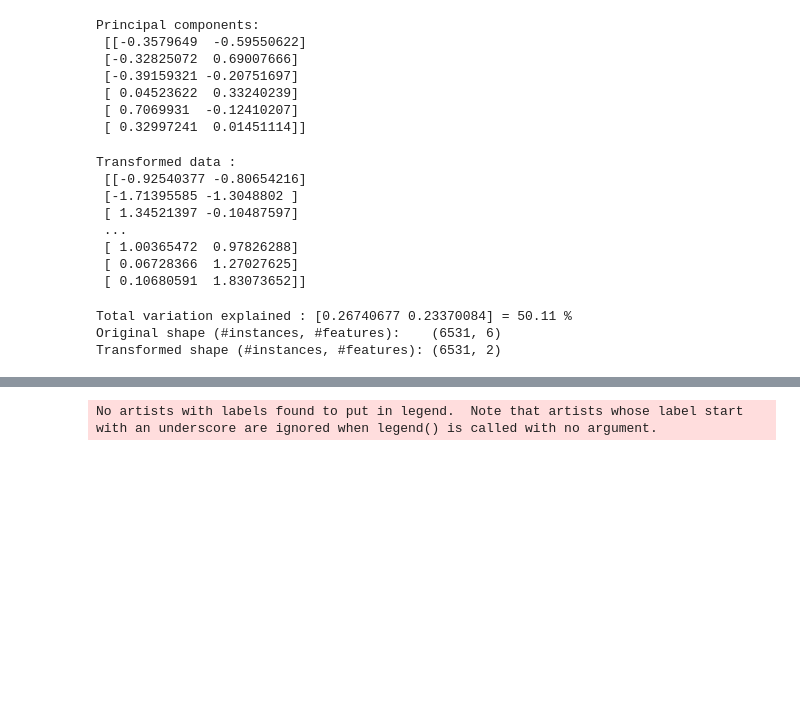
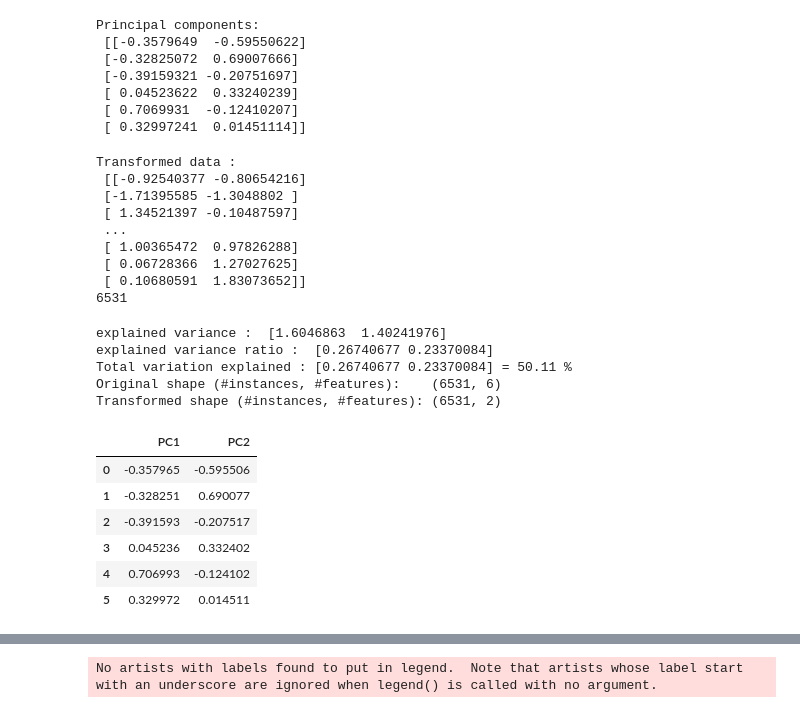
Before and after one commit to PreamJ/LDA_TopicModelling_Legal, a Jupyter notebook: dime_redu/PCA.ipynb, the cells around one changed output, grey strips where cells are left out. Cells and saved outputs as stored; diff of their text form; code cells hidden in the pictures; blank space fills up the shorter version.

```diff
--- a/dime_redu/PCA.ipynb
+++ b/dime_redu/PCA.ipynb
@@ -122,6 +122,7 @@ Principal components:
 # %%
 #แสดงข้อมูลจุดที่ถูกแปลงเรียบร้อยแล้ว
 print("Transformed data :\n", X_pca)
+print(len(X_pca))
 # %% [output]
 Transformed data :
  [[-0.92540377 -0.80654216]
@@ -131,12 +132,28 @@ Transformed data :
  [ 1.00365472  0.97826288]
  [ 0.06728366  1.27027625]
  [ 0.10680591  1.83073652]]
+6531
 # %%
 exp_var = pca.explained_variance_ratio_
+print("explained variance : ", pca.explained_variance_)
+print("explained variance ratio : ", pca.explained_variance_ratio_)
 print("Total variation explained : {0} = {1:.2f} %".format(exp_var, sum(pca.explained_variance_ratio_*100)))
 print("Original shape (#instances, #features):   ", X.shape)
 print("Transformed shape (#instances, #features):", X_pca.shape)
 # %% [output]
+explained variance :  [1.6046863  1.40241976]
+explained variance ratio :  [0.26740677 0.23370084]
 Total variation explained : [0.26740677 0.23370084] = 50.11 %
 Original shape (#instances, #features):    (6531, 6)
 Transformed shape (#instances, #features): (6531, 2)
+# %%
+dpc = pd.DataFrame(pca.components_.T, index = ['0','1','2','3','4','5'], columns=[f'PC{n+1}' for n in range(2)])
+dpc
+# %% [output]
+|  | PC1 | PC2 |
+| 0 | -0.357965 | -0.595506 |
+| 1 | -0.328251 | 0.690077 |
+| 2 | -0.391593 | -0.207517 |
+| 3 | 0.045236 | 0.332402 |
+| 4 | 0.706993 | -0.124102 |
+| 5 | 0.329972 | 0.014511 |
```
Also changed, not shown: parts of 4 cells of this notebook, 15 other files.
